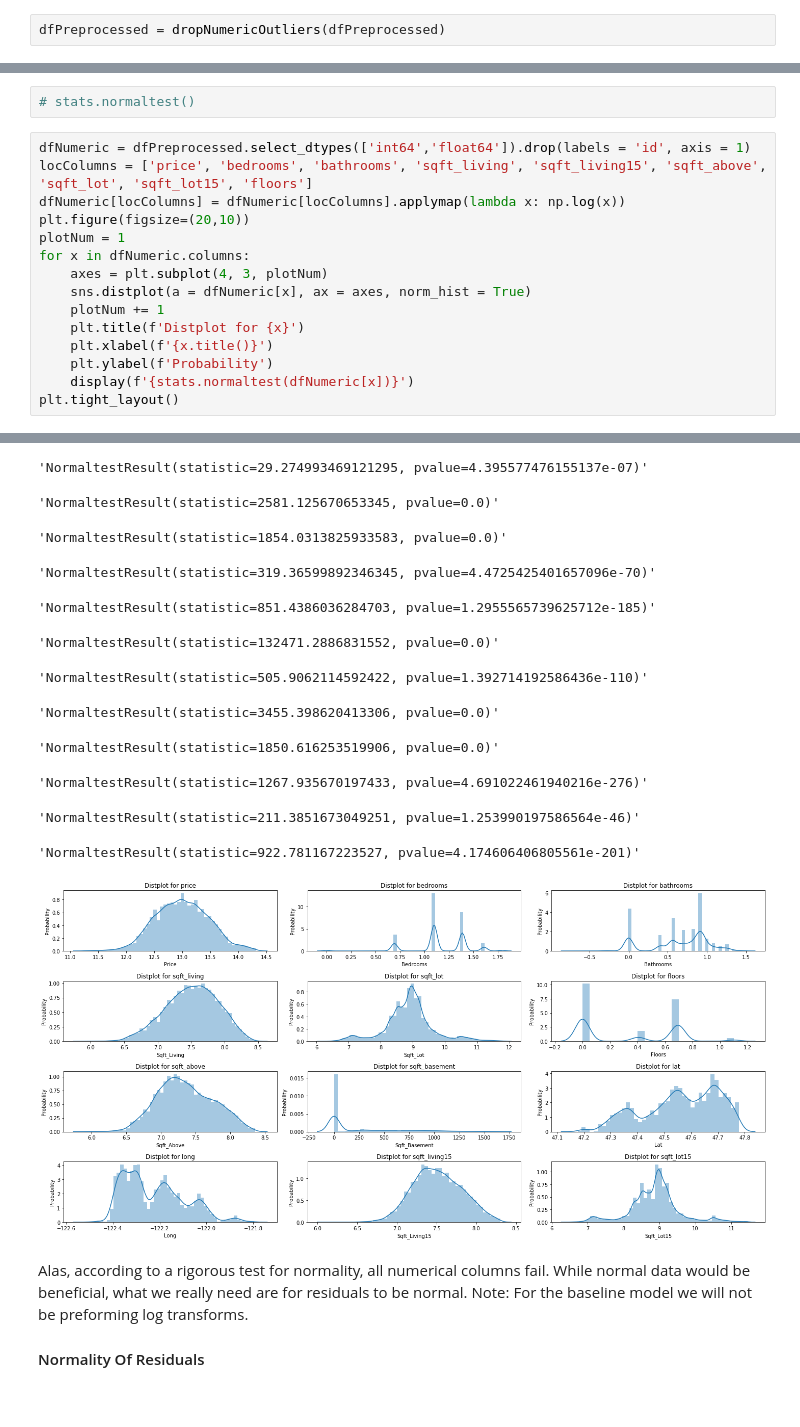
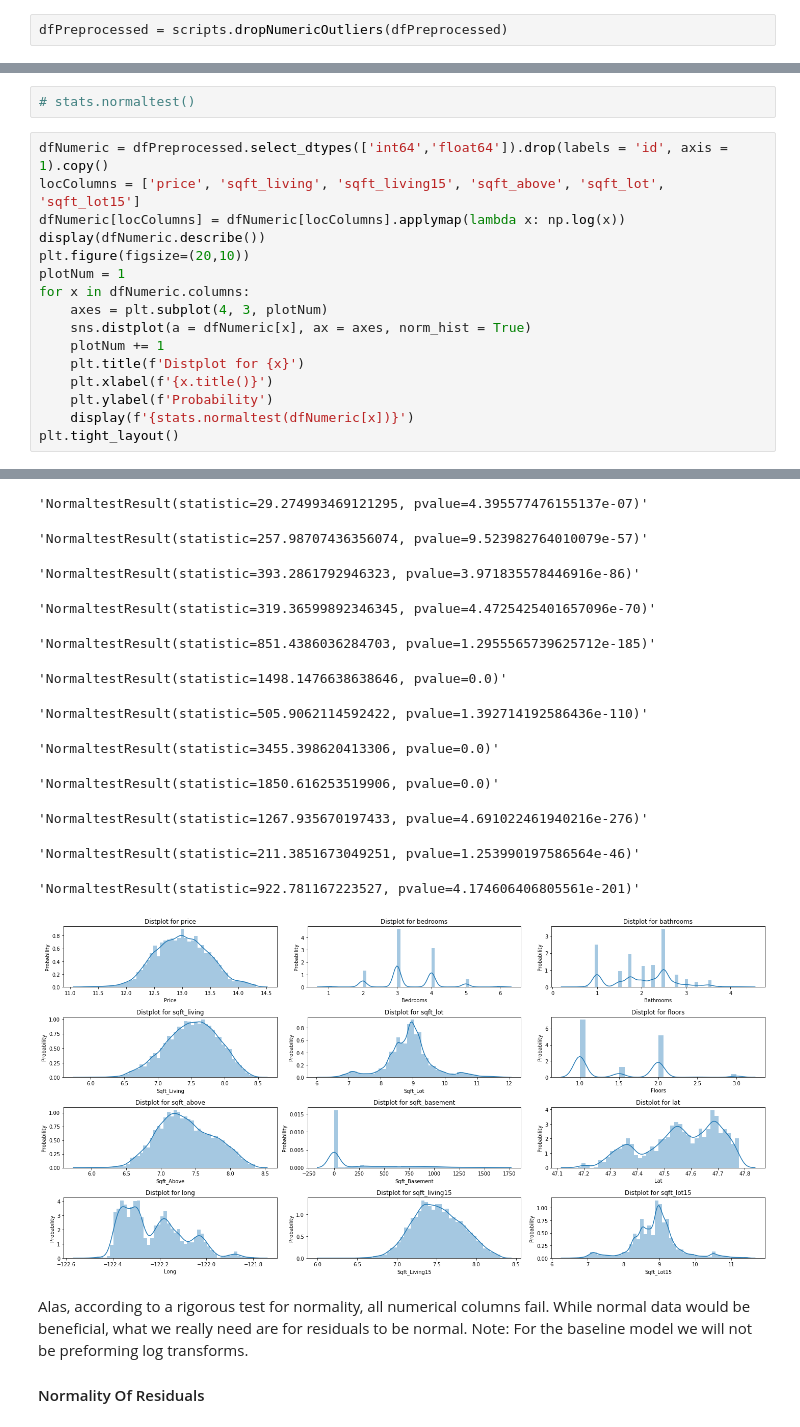
Before and after one commit to minthammock/dsc-mod-2-project-v2-1-onl01-dtsc-pt-041320, a Jupyter notebook: student.ipynb, the cells around one changed output, grey strips where cells are left out. Cells and saved outputs as stored; diff of their text form.

```diff
--- a/student.ipynb
+++ b/student.ipynb
@@ -471,7 +461,7 @@ def dropNumericOutliers(df, throwAwayThreshold = .05):
 
     return df.drop(index = outlierIndicies)
 # %%
-dfPreprocessed = dropNumericOutliers(dfPreprocessed)
+dfPreprocessed = scripts.dropNumericOutliers(dfPreprocessed)
 # %% [output]
 Int64Index([   21,   153,   246,   269,   282,   300,   312,   518,   540,
               556,
@@ -509,9 +499,10 @@ This are looking linear in general with the exception of lat/long, zip, id, and
 # %%
 # stats.normaltest()
 # %%
-dfNumeric = dfPreprocessed.select_dtypes(['int64','float64']).drop(labels = 'id', axis = 1)
-locColumns = ['price', 'bedrooms', 'bathrooms', 'sqft_living', 'sqft_living15', 'sqft_above', 'sqft_lot', 'sqft_lot15', 'floors']
+dfNumeric = dfPreprocessed.select_dtypes(['int64','float64']).drop(labels = 'id', axis = 1).copy()
+locColumns = ['price', 'sqft_living', 'sqft_living15', 'sqft_above', 'sqft_lot', 'sqft_lot15']
 dfNumeric[locColumns] = dfNumeric[locColumns].applymap(lambda x: np.log(x))
+display(dfNumeric.describe())
 plt.figure(figsize=(20,10))
 plotNum = 1
 for x in dfNumeric.columns:
@@ -527,16 +527,16 @@ plt.tight_layout()
 'NormaltestResult(statistic=29.274993469121295, pvalue=4.395577476155137e-07)'
-'NormaltestResult(statistic=2581.125670653345, pvalue=0.0)'
+'NormaltestResult(statistic=257.98707436356074, pvalue=9.523982764010079e-57)'
-'NormaltestResult(statistic=1854.0313825933583, pvalue=0.0)'
+'NormaltestResult(statistic=393.2861792946323, pvalue=3.971835578446916e-86)'
 'NormaltestResult(statistic=319.36599892346345, pvalue=4.4725425401657096e-70)'
 'NormaltestResult(statistic=851.4386036284703, pvalue=1.2955565739625712e-185)'
-'NormaltestResult(statistic=132471.2886831552, pvalue=0.0)'
+'NormaltestResult(statistic=1498.1476638638646, pvalue=0.0)'
 'NormaltestResult(statistic=505.9062114592422, pvalue=1.392714192586436e-110)'
 'NormaltestResult(statistic=3455.398620413306, pvalue=0.0)'
 'NormaltestResult(statistic=1850.616253519906, pvalue=0.0)'
 'NormaltestResult(statistic=1267.935670197433, pvalue=4.691022461940216e-276)'
 'NormaltestResult(statistic=211.3851673049251, pvalue=1.253990197586564e-46)'
 'NormaltestResult(statistic=922.781167223527, pvalue=4.174606406805561e-201)'
-[figure, old version]
+[figure, new version]
 # %% [markdown]
 Alas, according to a rigorous test for normality, all numerical columns fail. While normal data would be beneficial, what we really need are for residuals to be normal. Note: For the baseline model we will not be preforming log transforms.
 
```
Also changed, not shown: parts of 29 cells of this notebook, 2 other files.
